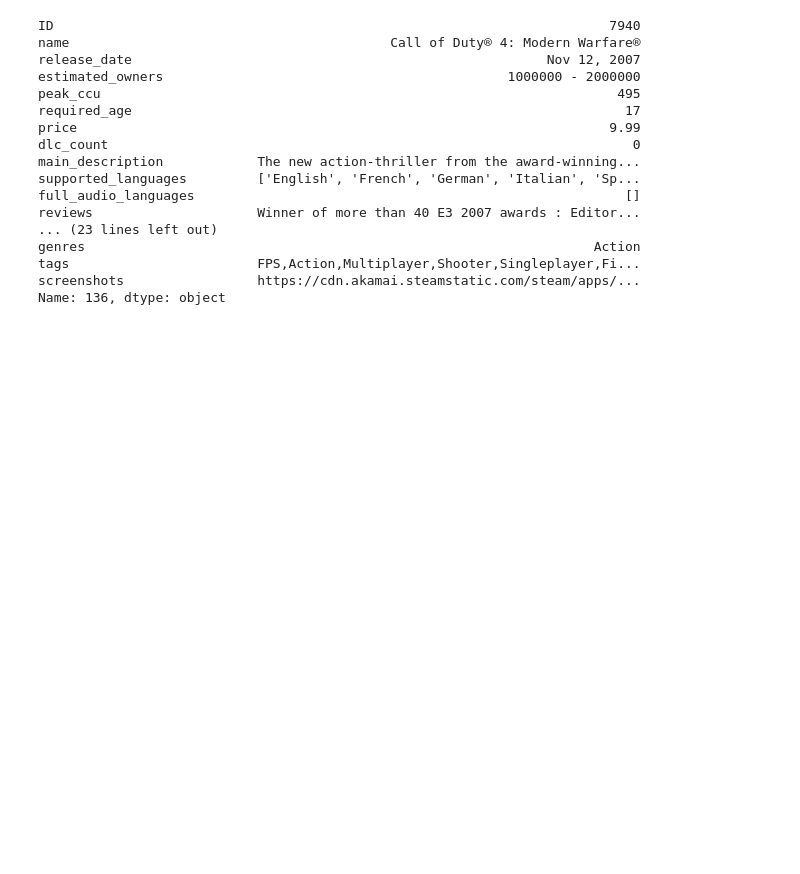
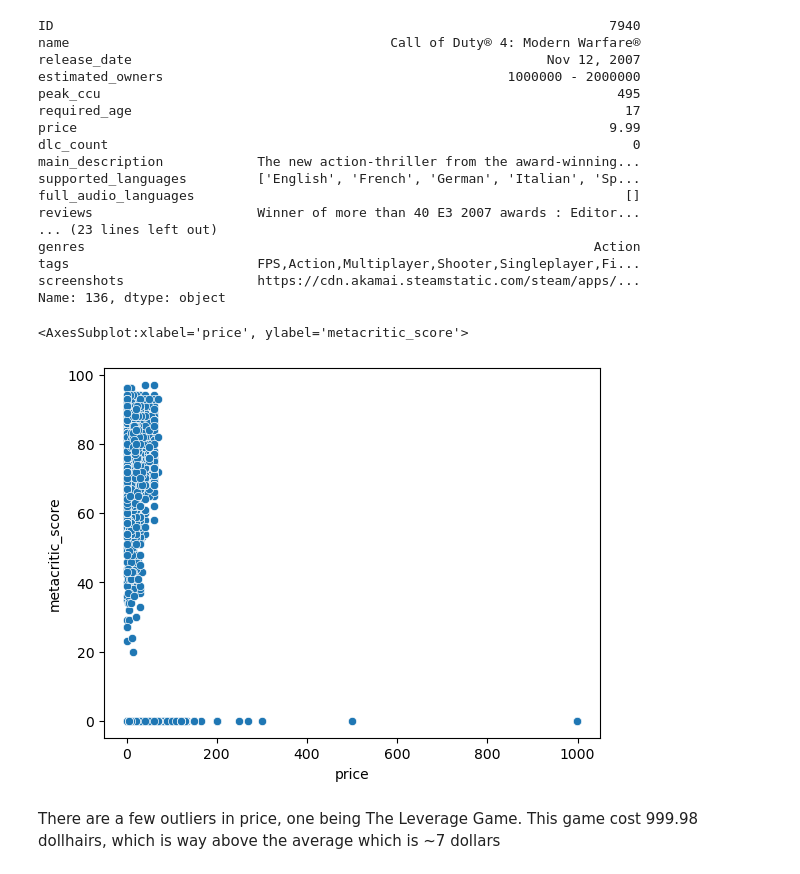
Before and after one commit to CrunchySweet/AI, a Jupyter notebook: Semester1/Games/Games.ipynb, the cells around one changed output. Cells and saved outputs as stored; diff of their text form; code cells hidden in the pictures; blank space fills up the shorter version.

```diff
--- a/Semester1/Games/Games.ipynb
+++ b/Semester1/Games/Games.ipynb
@@ -1,7 +1,8 @@
 # %%
 import pandas as pd
 import seaborn as sns
-df = pd.read_json('games.json', encoding='ISO-8859-1')
+import matplotlib.pyplot as plt
+df = pd.read_json('games.json')
 # %%
 df.columns
 # %% [output]
@@ -43,3 +64,10 @@ genres                                                                 Action
 tags                        FPS,Action,Multiplayer,Shooter,Singleplayer,Fi...
 screenshots                 https://cdn.akamai.steamstatic.com/steam/apps/...
 Name: 136, dtype: object
+# %%
+sns.scatterplot(data= df, x="price", y="metacritic_score")
+# %% [output]
+<AxesSubplot:xlabel='price', ylabel='metacritic_score'>
+[figure, added]
+# %% [markdown]
+There are a few outliers in price, one being The Leverage Game. This game cost 999.98 dollhairs, which is way above the average which is ~7 dollars
```
Also changed, not shown: parts of 2 cells of this notebook.
